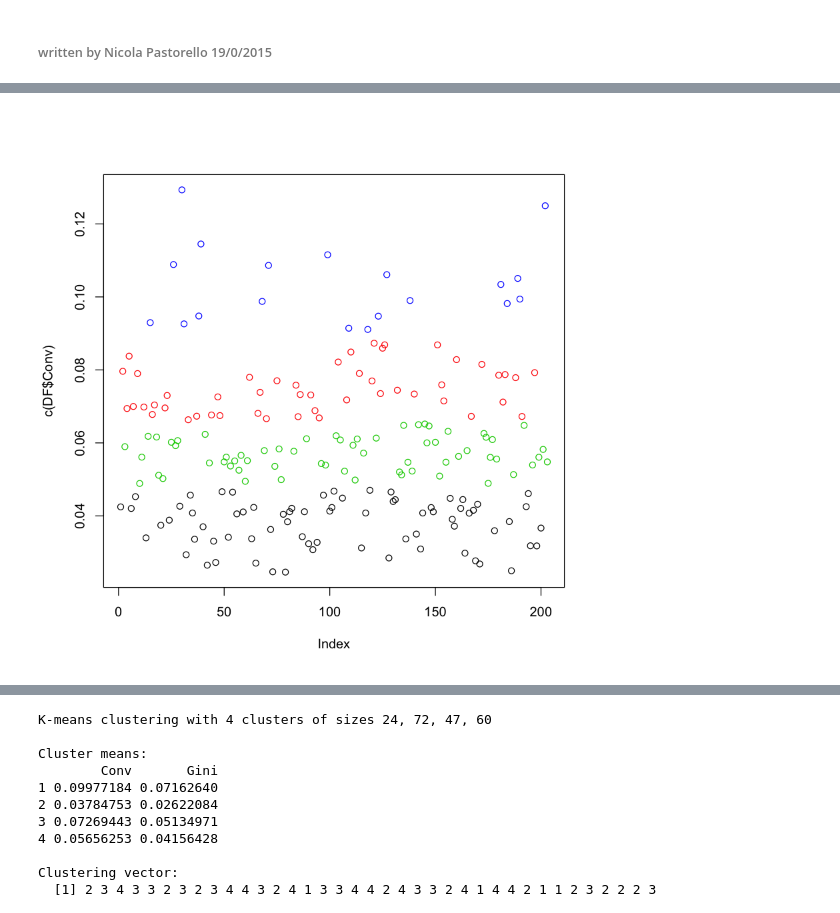
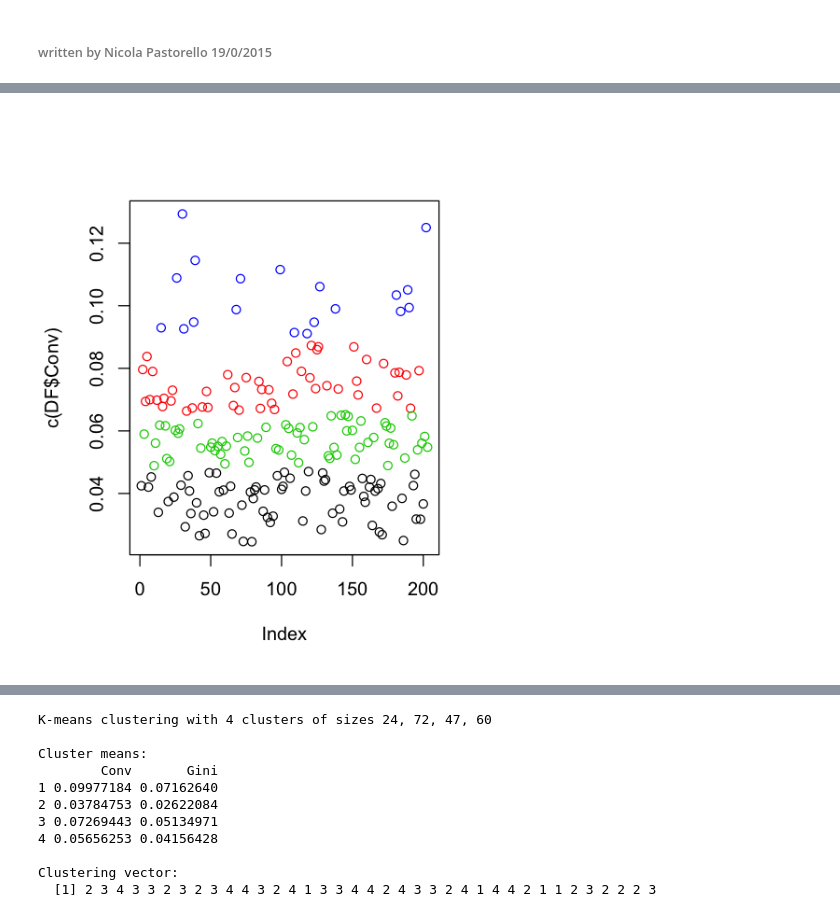
Before and after one commit to pastorenick/StressTest, a Jupyter notebook: Stress_analysis_grouping.ipynb, the cells around one changed output, grey strips where cells are left out. Drawn from its saved outputs; the diff is of its cells as text; code cells hidden in the pictures.

```diff
--- a/Stress_analysis_grouping.ipynb
+++ b/Stress_analysis_grouping.ipynb
@@ -17,11 +34,12 @@ plot(c(DF$Gini), col=kc_Gini$cluster)
 # %%
 # K-mean clustering with Convolved std
 nDF <- DF$Conv
 kc_Gauss <- kmeans(nDF, 4)
 #table(DF$ID, kc$cluster)
+options(repr.plot.width=4, repr.plot.height=5)
 plot(c(DF$Conv), col=kc_Gauss$cluster)
 # %% [output]
-[figure, old version]
+[figure, new version]
 # %%
 # K-mean clustering with both Gini and Convolved std
 nDF <- DF
```
Also changed, not shown: parts of 9 cells of this notebook, 1 other file.
